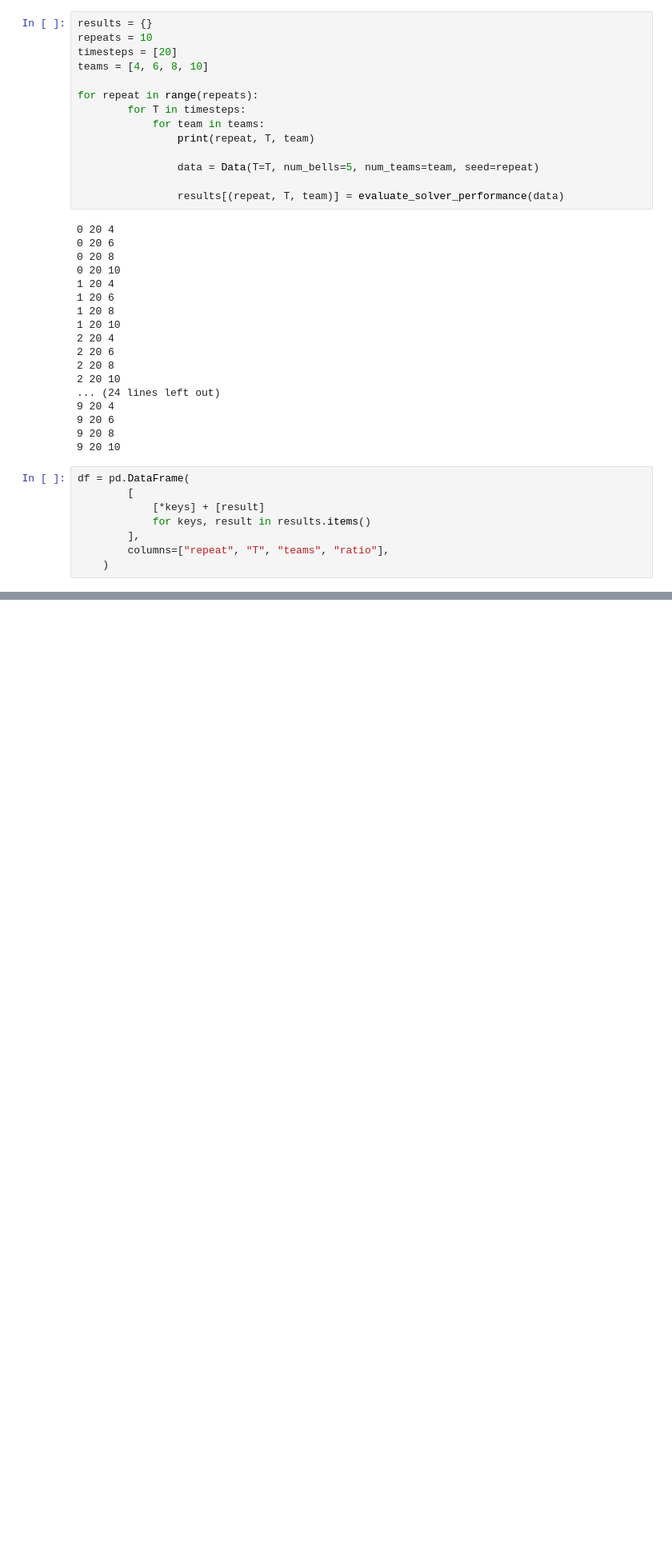
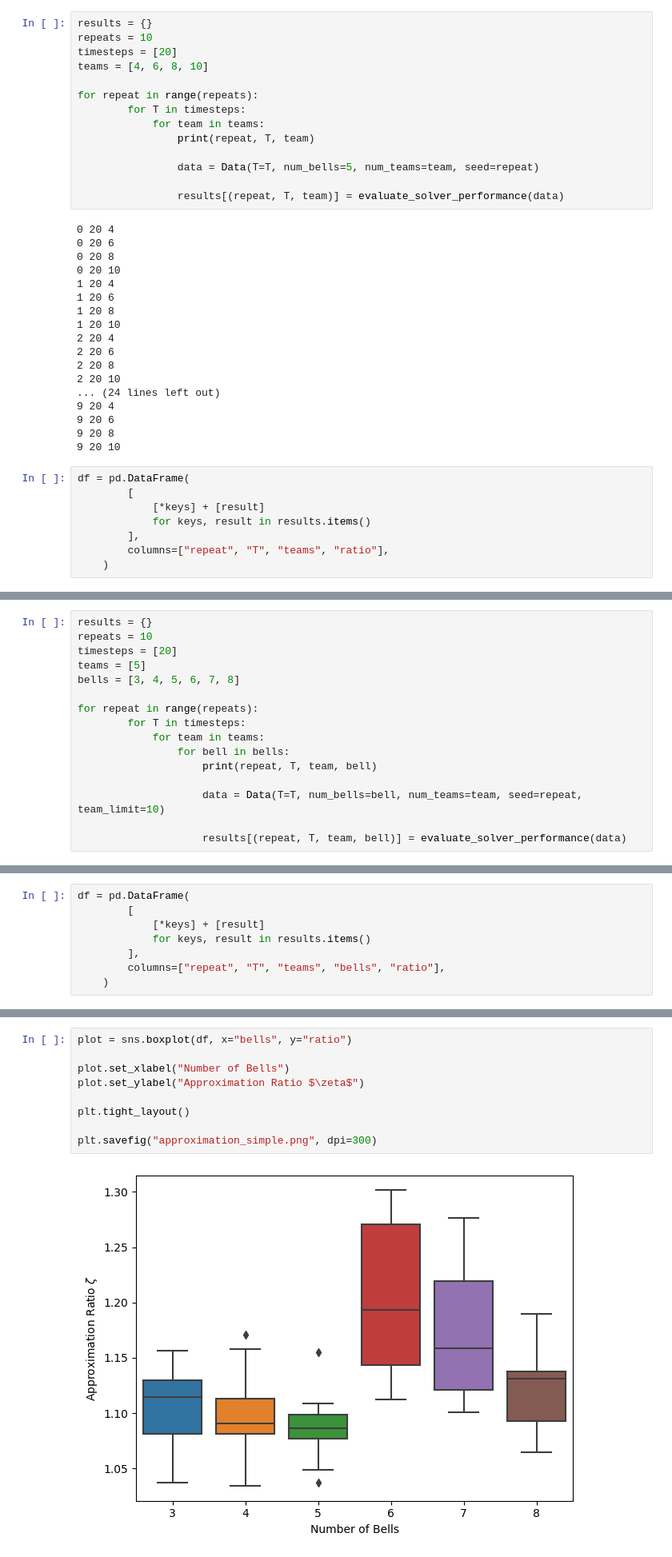
Before and after one commit to BeneWim/planes, a Jupyter notebook: approximation_analysis.ipynb, the cells around one changed output, grey strips where cells are left out. Shown at 80% size. Cells and saved outputs as stored; diff of their text form; blank space fills up the shorter version.

```diff
--- a/approximation_analysis.ipynb
+++ b/approximation_analysis.ipynb
@@ -82,0 +89,16 @@ sns.boxplot(df, x="teams", y="ratio")
+# %%
+results = {}
+repeats = 10
+timesteps = [20]
+teams = [5]
+bells = [3, 4, 5, 6, 7, 8]
+
+for repeat in range(repeats):
+        for T in timesteps:
+            for team in teams:
+                for bell in bells:
+                    print(repeat, T, team, bell)
+
+                    data = Data(T=T, num_bells=bell, num_teams=team, seed=repeat, team_limit=10)
+
+                    results[(repeat, T, team, bell)] = evaluate_solver_performance(data)
@@ -82,0 +126,8 @@ sns.boxplot(df, x="teams", y="ratio")
+# %%
+df = pd.DataFrame(
+        [
+            [*keys] + [result]
+            for keys, result in results.items()
+        ],
+        columns=["repeat", "T", "teams", "bells", "ratio"],
+    )
@@ -82,0 +148,11 @@ sns.boxplot(df, x="teams", y="ratio")
+# %%
+plot = sns.boxplot(df, x="bells", y="ratio")
+
+plot.set_xlabel("Number of Bells")
+plot.set_ylabel("Approximation Ratio $\zeta$")
+
+plt.tight_layout()
+
+plt.savefig("approximation_simple.png", dpi=300)
+# %% [output]
+[figure, added]
```
Also changed, not shown: parts of 8 cells of this notebook, 2 other files.
